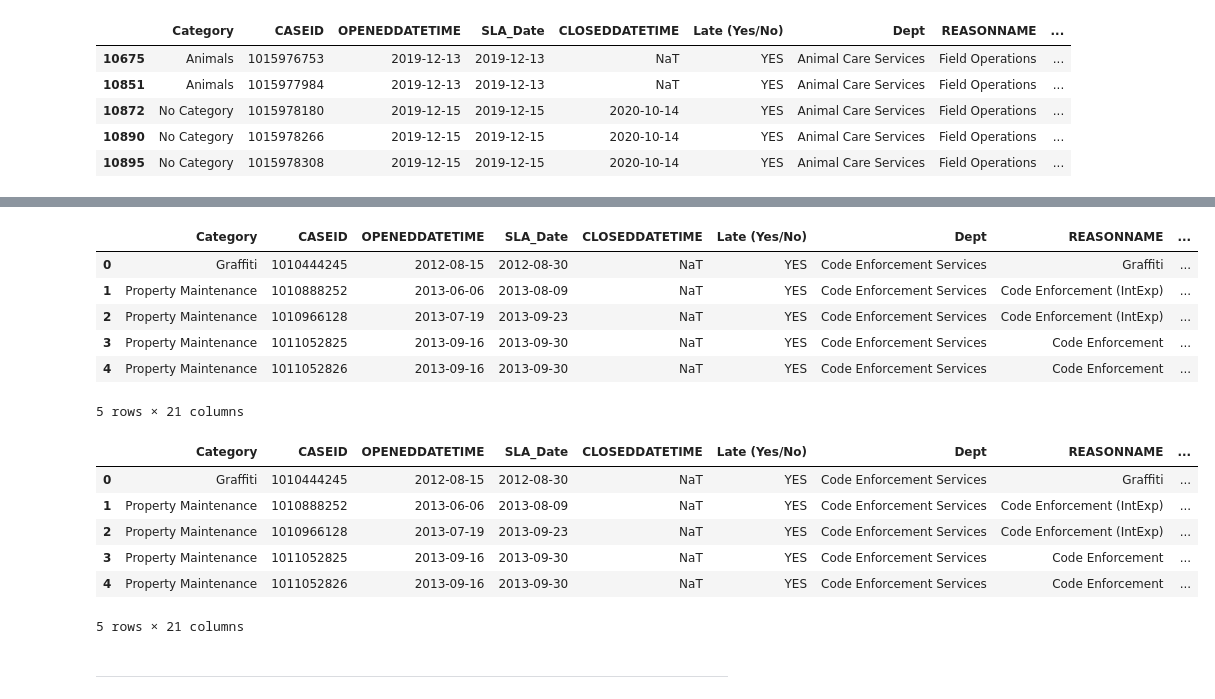
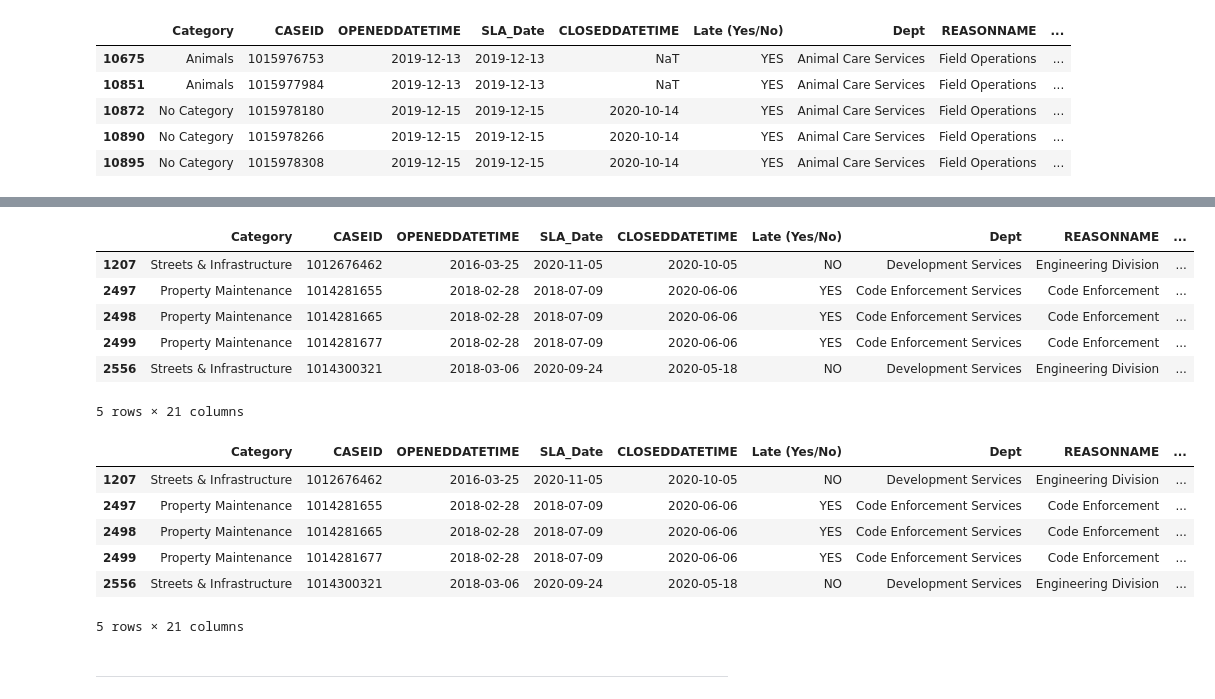
Before and after one commit to CaitlynCarney/3-1-1-project, a Jupyter notebook: workbooks/caitlyn/acquire_and_prepare.ipynb, the cells around one changed output, grey strips where cells are left out. Cells and saved outputs as stored; diff of their text form; code cells hidden in the pictures.

```diff
--- a/workbooks/caitlyn/acquire_and_prepare.ipynb
+++ b/workbooks/caitlyn/acquire_and_prepare.ipynb
@@ -509 +509,5 @@ df.sample(5)
 5 rows × 21 columns
+# %%
+# drop nulls in these columns
+df.dropna(subset=['days_open'], how='all', inplace=True)
+df.dropna(subset=['level_of_delay'], how='all', inplace=True)
@@ -510,27 +534,27 @@ df.sample(5)
 # %%
 # add a new category for level of delay
-df["level_of_delay"] = df['level_of_delay'].cat.add_categories('Still Open')
+#df["level_of_delay"] = df['level_of_delay'].cat.add_categories('Still Open')
 # %%
 df.head()
 # %% [output]
 |  | Category | CASEID | OPENEDDATETIME | SLA_Date | CLOSEDDATETIME | Late (Yes/No) | Dept | REASONNAME | ... |
-| 0 | Graffiti | 1010444245 | 2012-08-15 | 2012-08-30 | NaT | YES | Code Enforcement Services | Graffiti | ... |
-| 1 | Property Maintenance | 1010888252 | 2013-06-06 | 2013-08-09 | NaT | YES | Code Enforcement Services | Code Enforcement (IntExp) | ... |
-| 2 | Property Maintenance | 1010966128 | 2013-07-19 | 2013-09-23 | NaT | YES | Code Enforcement Services | Code Enforcement (IntExp) | ... |
-| 3 | Property Maintenance | 1011052825 | 2013-09-16 | 2013-09-30 | NaT | YES | Code Enforcement Services | Code Enforcement | ... |
-| 4 | Property Maintenance | 1011052826 | 2013-09-16 | 2013-09-30 | NaT | YES | Code Enforcement Services | Code Enforcement | ... |
+| 1207 | Streets & Infrastructure | 1012676462 | 2016-03-25 | 2020-11-05 | 2020-10-05 | NO | Development Services | Engineering Division | ... |
+| 2497 | Property Maintenance | 1014281655 | 2018-02-28 | 2018-07-09 | 2020-06-06 | YES | Code Enforcement Services | Code Enforcement | ... |
+| 2498 | Property Maintenance | 1014281665 | 2018-02-28 | 2018-07-09 | 2020-06-06 | YES | Code Enforcement Services | Code Enforcement | ... |
+| 2499 | Property Maintenance | 1014281677 | 2018-02-28 | 2018-07-09 | 2020-06-06 | YES | Code Enforcement Services | Code Enforcement | ... |
+| 2556 | Streets & Infrastructure | 1014300321 | 2018-03-06 | 2020-09-24 | 2020-05-18 | NO | Development Services | Engineering Division | ... |
 5 rows × 21 columns
 # %%
 # replace nulls in level of delay with "Still Open"
-df["level_of_delay"].fillna("Still Open", inplace=True)
+#df["level_of_delay"].fillna("Still Open", inplace=True)
 df.head()
 # %% [output]
 |  | Category | CASEID | OPENEDDATETIME | SLA_Date | CLOSEDDATETIME | Late (Yes/No) | Dept | REASONNAME | ... |
-| 0 | Graffiti | 1010444245 | 2012-08-15 | 2012-08-30 | NaT | YES | Code Enforcement Services | Graffiti | ... |
-| 1 | Property Maintenance | 1010888252 | 2013-06-06 | 2013-08-09 | NaT | YES | Code Enforcement Services | Code Enforcement (IntExp) | ... |
-| 2 | Property Maintenance | 1010966128 | 2013-07-19 | 2013-09-23 | NaT | YES | Code Enforcement Services | Code Enforcement (IntExp) | ... |
-| 3 | Property Maintenance | 1011052825 | 2013-09-16 | 2013-09-30 | NaT | YES | Code Enforcement Services | Code Enforcement | ... |
-| 4 | Property Maintenance | 1011052826 | 2013-09-16 | 2013-09-30 | NaT | YES | Code Enforcement Services | Code Enforcement | ... |
+| 1207 | Streets & Infrastructure | 1012676462 | 2016-03-25 | 2020-11-05 | 2020-10-05 | NO | Development Services | Engineering Division | ... |
+| 2497 | Property Maintenance | 1014281655 | 2018-02-28 | 2018-07-09 | 2020-06-06 | YES | Code Enforcement Services | Code Enforcement | ... |
+| 2498 | Property Maintenance | 1014281665 | 2018-02-28 | 2018-07-09 | 2020-06-06 | YES | Code Enforcement Services | Code Enforcement | ... |
+| 2499 | Property Maintenance | 1014281677 | 2018-02-28 | 2018-07-09 | 2020-06-06 | YES | Code Enforcement Services | Code Enforcement | ... |
+| 2556 | Streets & Infrastructure | 1014300321 | 2018-03-06 | 2020-09-24 | 2020-05-18 | NO | Development Services | Engineering Division | ... |
 5 rows × 21 columns
 # %% [markdown]
 ___
```
Also changed, not shown: parts of 24 cells of this notebook.
